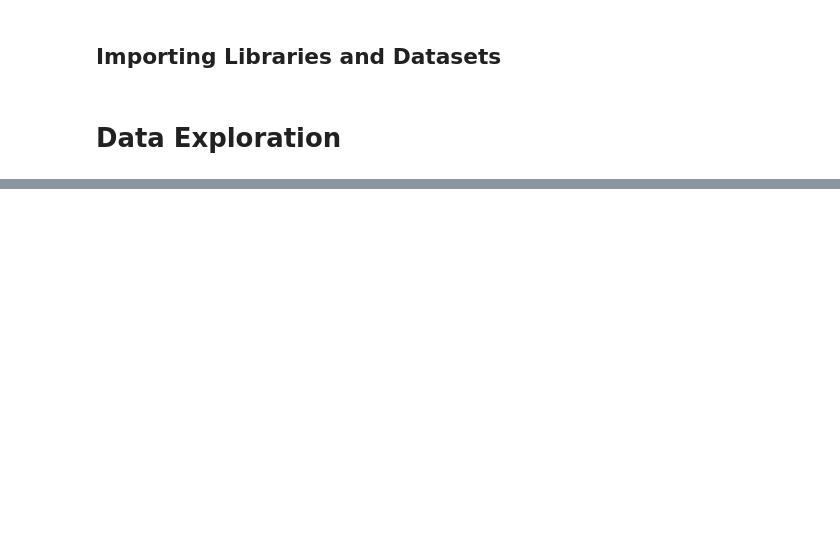
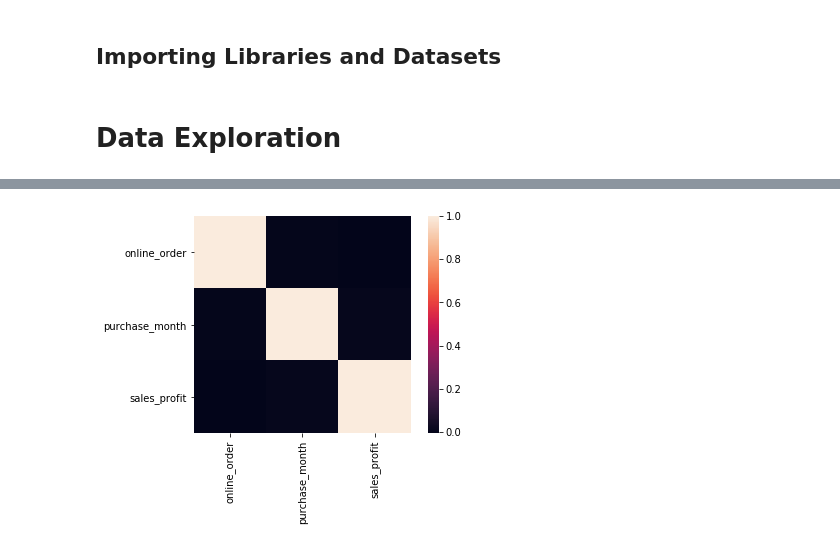
Before and after one commit to PrabodhBadwaik27/Valuable-Customers-Segmentation, a Jupyter notebook: High-Value-Customers-Segmentation-For-Targetted-Marketing-Campaign/Data-Exploration.ipynb, the cells around one changed output, grey strips where cells are left out. Drawn from its saved outputs; the diff is of its cells as text; code cells hidden in the pictures; blank space fills up the shorter version.

```diff
--- a/High-Value-Customers-Segmentation-For-Targetted-Marketing-Campaign/Data-Exploration.ipynb
+++ b/High-Value-Customers-Segmentation-For-Targetted-Marketing-Campaign/Data-Exploration.ipynb
@@ -28,2 +22,7 @@ prepdata_cu = pd.read_excel("D2-Preprocessed-Dataset.xlsx", sheet_name="Customer
 # %% [markdown]
 # Data Exploration
+# %%
+def correlation_map(dataset, contvar_list):
+    cont_var = dataset[contvar_list]
+    corr_var = cont_var.corr()
+    sns.heatmap(corr_var, square=True)
@@ -31,0 +69,6 @@ prepdata_cu = pd.read_excel("D2-Preprocessed-Dataset.xlsx", sheet_name="Customer
+# %%
+contvar_tx = ['online_order', 'purchase_month', 'sales_profit']
+# %%
+correlation_map(prepdata_tx, contvar_tx)
+# %% [output]
+[figure, added]
```
Also changed, not shown: parts of 42 cells of this notebook.
